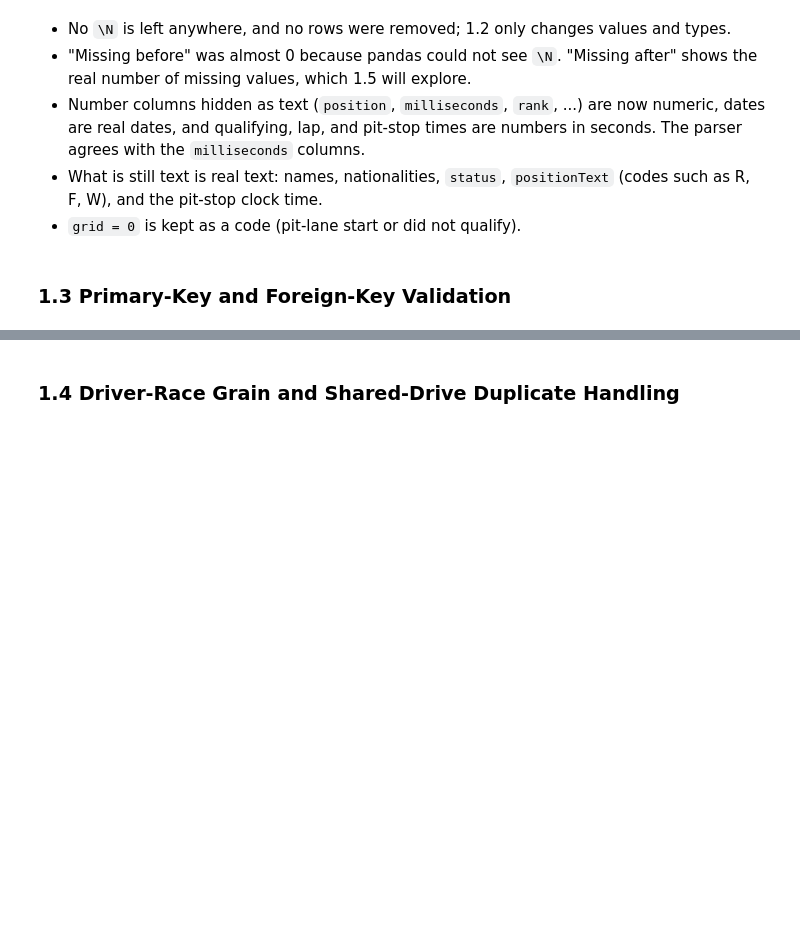
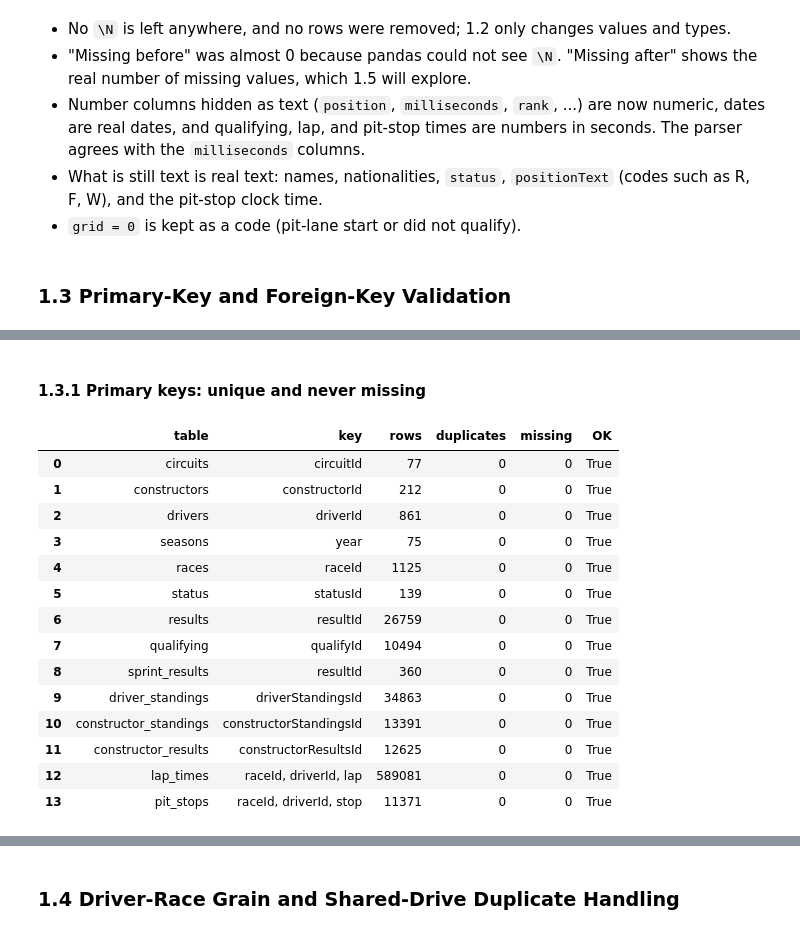
Before and after one commit to Seif2005/ACL2-Project, a Jupyter notebook: Main.ipynb, the cells around one changed output, grey strips where cells are left out. Saved outputs shown, nothing was run; the diff lists cells and outputs as text; code cells hidden in the pictures; blank space fills up the shorter version.

```diff
--- a/Main.ipynb
+++ b/Main.ipynb
@@ -437,0 +446,44 @@ pd.DataFrame({
+# %% [markdown]
+#### 1.3.1 Primary keys: unique and never missing
+# %%
+primary_keys = {
+    "circuits": ["circuitId"], "constructors": ["constructorId"], "drivers": ["driverId"],
+    "seasons": ["year"], "races": ["raceId"], "status": ["statusId"], "results": ["resultId"],
+    "qualifying": ["qualifyId"], "sprint_results": ["resultId"], "driver_standings": ["driverStandingsId"],
+    "constructor_standings": ["constructorStandingsId"], "constructor_results": ["constructorResultsId"],
+    "lap_times": ["raceId", "driverId", "lap"],      # no id column: one row per driver per lap
+    "pit_stops": ["raceId", "driverId", "stop"],     # no id column: one row per driver per stop
+}
+
+
+def check_primary_key(df, columns):
+    """Count duplicated keys and rows where part of the key is missing."""
+    return {
+        "key": ", ".join(columns),
+        "rows": len(df),
+        "duplicates": df.duplicated(columns).sum(),
+        "missing": df[columns].isna().any(axis=1).sum(),
+    }
+
+
+pk_report = pd.DataFrame([{"table": name, **check_primary_key(clean[name], cols)}
+                          for name, cols in primary_keys.items()])
+pk_report["OK"] = (pk_report["duplicates"] == 0) & (pk_report["missing"] == 0)
+assert pk_report["OK"].all()
+pk_report
+# %% [output]
+|  | table | key | rows | duplicates | missing | OK |
+| 0 | circuits | circuitId | 77 | 0 | 0 | True |
+| 1 | constructors | constructorId | 212 | 0 | 0 | True |
+| 2 | drivers | driverId | 861 | 0 | 0 | True |
+| 3 | seasons | year | 75 | 0 | 0 | True |
+| 4 | races | raceId | 1125 | 0 | 0 | True |
+| 5 | status | statusId | 139 | 0 | 0 | True |
+| 6 | results | resultId | 26759 | 0 | 0 | True |
+| 7 | qualifying | qualifyId | 10494 | 0 | 0 | True |
+| 8 | sprint_results | resultId | 360 | 0 | 0 | True |
+| 9 | driver_standings | driverStandingsId | 34863 | 0 | 0 | True |
+| 10 | constructor_standings | constructorStandingsId | 13391 | 0 | 0 | True |
+| 11 | constructor_results | constructorResultsId | 12625 | 0 | 0 | True |
+| 12 | lap_times | raceId, driverId, lap | 589081 | 0 | 0 | True |
+| 13 | pit_stops | raceId, driverId, stop | 11371 | 0 | 0 | True |
```
Also changed, not shown: parts of 16 cells of this notebook.
